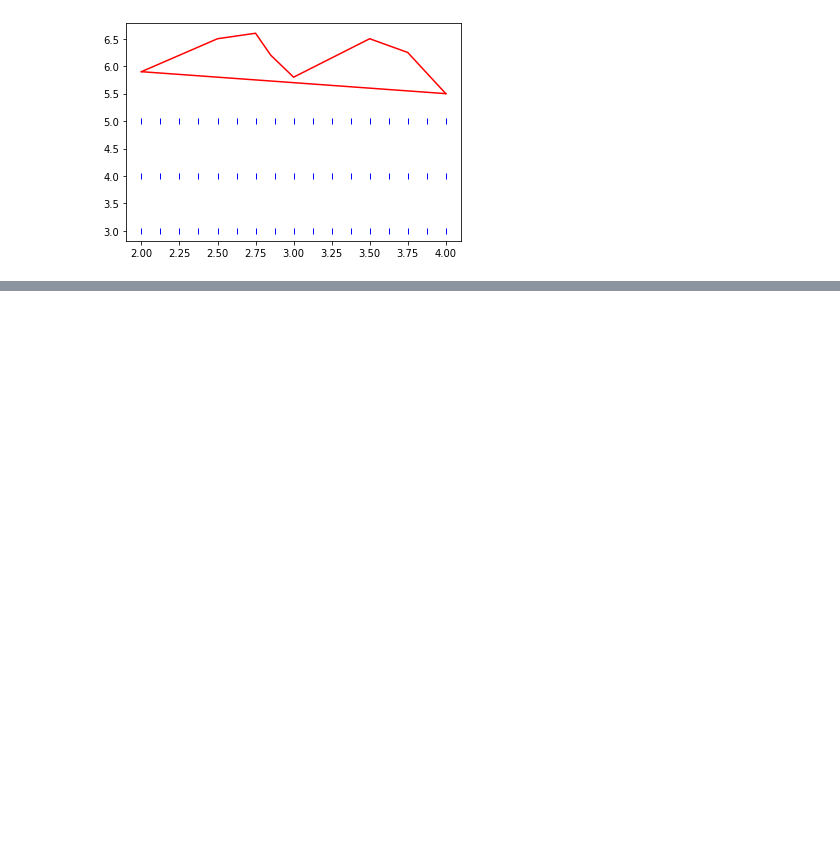
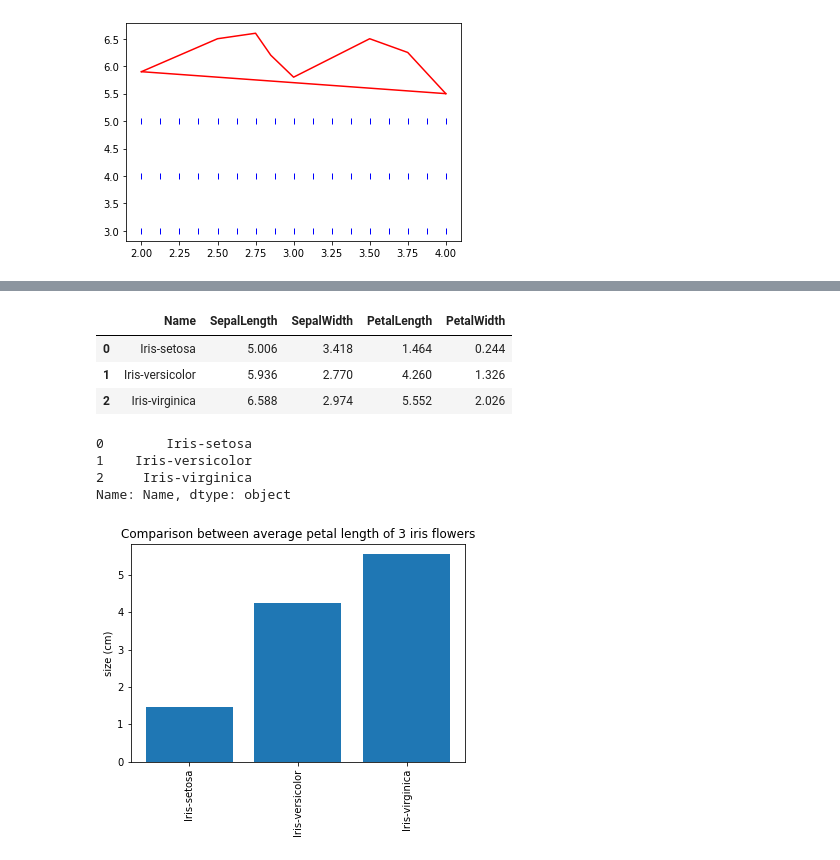
Before and after one commit to Umaporn19/data_viz_2022, a Jupyter notebook: DataViz04_Data_Comparison.ipynb, the cells around one changed output, grey strips where cells are left out. Drawn from its saved outputs; the diff is of its cells as text; code cells hidden in the pictures; blank space fills up the shorter version.

```diff
--- a/DataViz04_Data_Comparison.ipynb
+++ b/DataViz04_Data_Comparison.ipynb
@@ -184,0 +214,21 @@ plt.plot([4,4,4],[5,4,3],'b|')
+# %%
+sample_data.reset_index() #แสดงข้อมูลในรูปแบบตาราง
+# %% [output]
+|  | Name | SepalLength | SepalWidth | PetalLength | PetalWidth |
+| 0 | Iris-setosa | 5.006 | 3.418 | 1.464 | 0.244 |
+| 1 | Iris-versicolor | 5.936 | 2.770 | 4.260 | 1.326 |
+| 2 | Iris-virginica | 6.588 | 2.974 | 5.552 | 2.026 |
+# %%
+sample_data.reset_index()['Name'] #ลบช่องที่ว่าง
+# %% [output]
+0        Iris-setosa
+1    Iris-versicolor
+2     Iris-virginica
+Name: Name, dtype: object
+# %%
+plt.bar([1,2,3],sample_data['PetalLength']) #กราฟ 3 แท่ง
+plt.xticks([1,2,3], sample_data.reset_index()['Name'], rotation='vertical') #ใส่ชื่อแกน x
+plt.title('Comparison between average petal length of 3 iris flowers') #ชื่อกราฟ
+plt.ylabel('size (cm)'); #ชื่อแกน y
+# %% [output]
+[figure, added]
```
Also changed, not shown: parts of 45 cells of this notebook.
